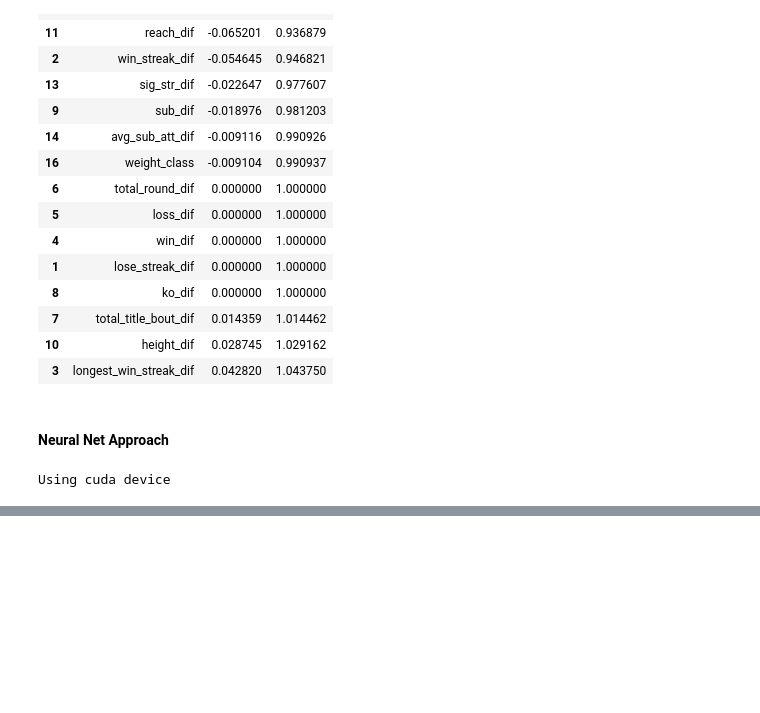
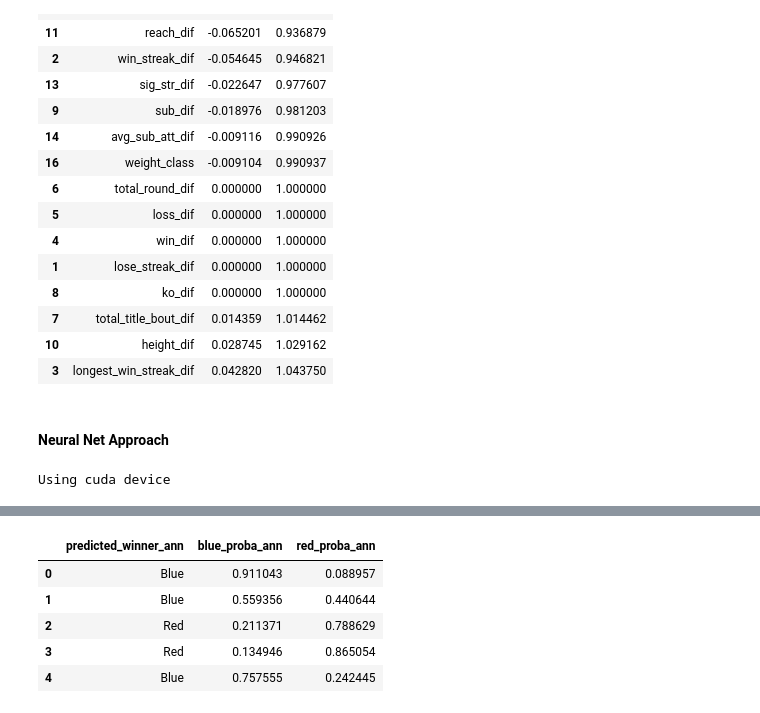
Before and after one commit to jpz129/ufc_bets, a Jupyter notebook: mma-bets/notebooks/1-exploration.ipynb, the cells around one changed output, grey strips where cells are left out. Drawn from its saved outputs; the diff is of its cells as text; code cells hidden in the pictures; blank space fills up the shorter version.

```diff
--- a/mma-bets/notebooks/1-exploration.ipynb
+++ b/mma-bets/notebooks/1-exploration.ipynb
@@ -1329,0 +1559,2 @@ Done!
+# %%
+ann_preds = preds[0].to('cpu').numpy()
@@ -1329,0 +1584,9 @@ Done!
+# %%
+ann_df.head()
+# %% [output]
+|  | predicted_winner_ann | blue_proba_ann | red_proba_ann |
+| 0 | Blue | 0.911043 | 0.088957 |
+| 1 | Blue | 0.559356 | 0.440644 |
+| 2 | Red | 0.211371 | 0.788629 |
+| 3 | Red | 0.134946 | 0.865054 |
+| 4 | Blue | 0.757555 | 0.242445 |
```
Also changed, not shown: parts of 38 cells of this notebook.
